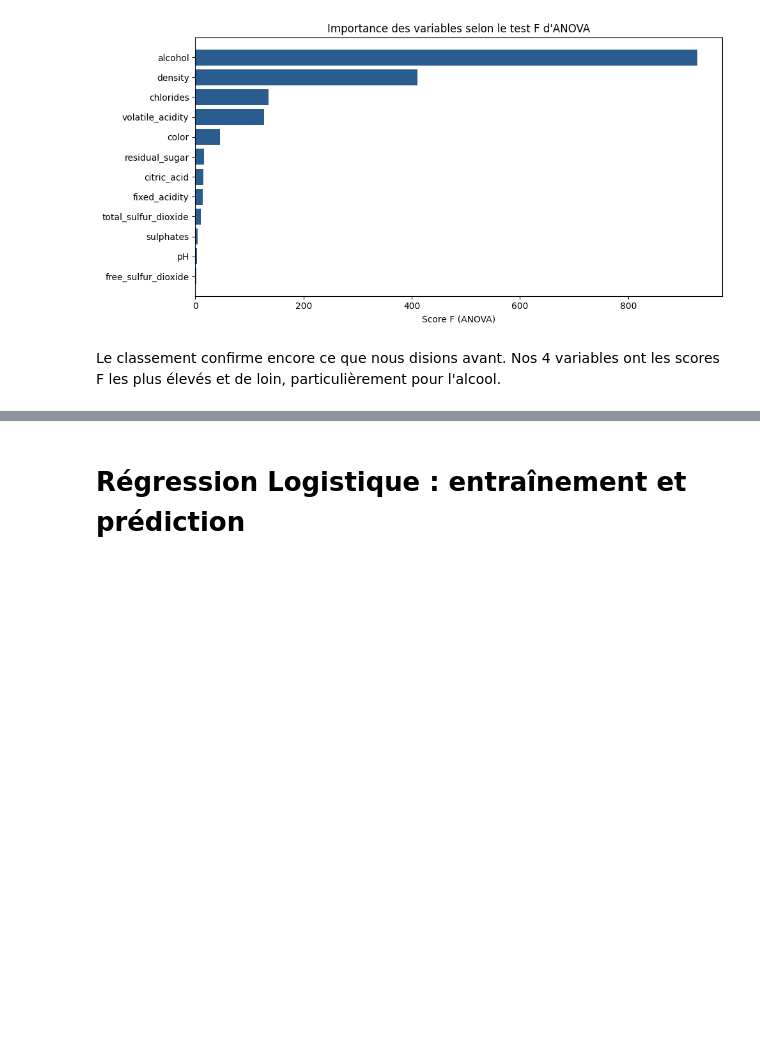
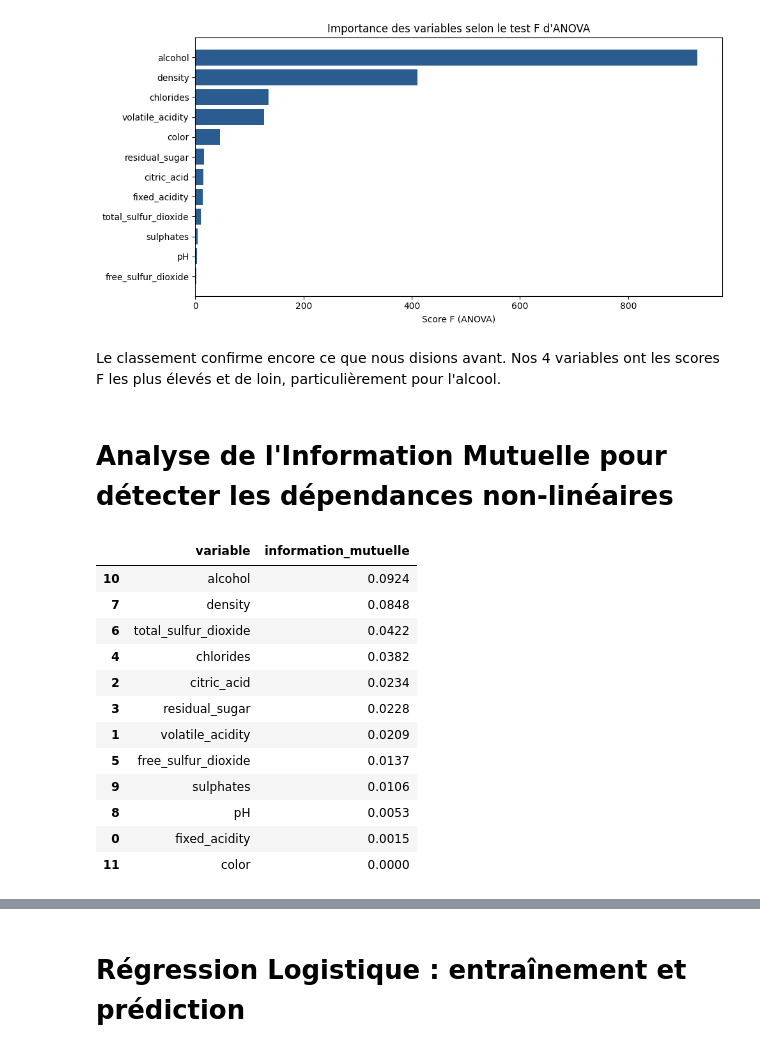
Before and after one commit to Efrei-Project-MariusBadoz/Wine-prediction, a Jupyter notebook: wine_quality.ipynb, the cells around one changed output, grey strips where cells are left out. Saved outputs shown, nothing was run; the diff lists cells and outputs as text; code cells hidden in the pictures; blank space fills up the shorter version.

```diff
--- a/wine_quality.ipynb
+++ b/wine_quality.ipynb
@@ -404,3 +404,28 @@ plt.show()
 [figure]
 # %% [markdown]
 Le classement confirme encore ce que nous disions avant. Nos 4 variables ont les scores F les plus élevés et de loin, particulièrement pour l'alcool.
+# %% [markdown]
+# Analyse de l'Information Mutuelle pour détecter les dépendances non-linéaires
+# %%
+from sklearn.feature_selection import mutual_info_classif
+
+mi_scores = mutual_info_classif(X_train_scaled, y_train, random_state=42)
+mi_df = pd.DataFrame({
+    "variable": X_data.columns,
+    "information_mutuelle": mi_scores.round(4)
+}).sort_values(by="information_mutuelle", ascending=False)
+mi_df
+# %% [output]
+|  | variable | information_mutuelle |
+| 10 | alcohol | 0.0924 |
+| 7 | density | 0.0848 |
+| 6 | total_sulfur_dioxide | 0.0422 |
+| 4 | chlorides | 0.0382 |
+| 2 | citric_acid | 0.0234 |
+| 3 | residual_sugar | 0.0228 |
+| 1 | volatile_acidity | 0.0209 |
+| 5 | free_sulfur_dioxide | 0.0137 |
+| 9 | sulphates | 0.0106 |
+| 8 | pH | 0.0053 |
+| 0 | fixed_acidity | 0.0015 |
+| 11 | color | 0.0000 |
```
Also changed, not shown: parts of 24 cells of this notebook, 14 other files.
